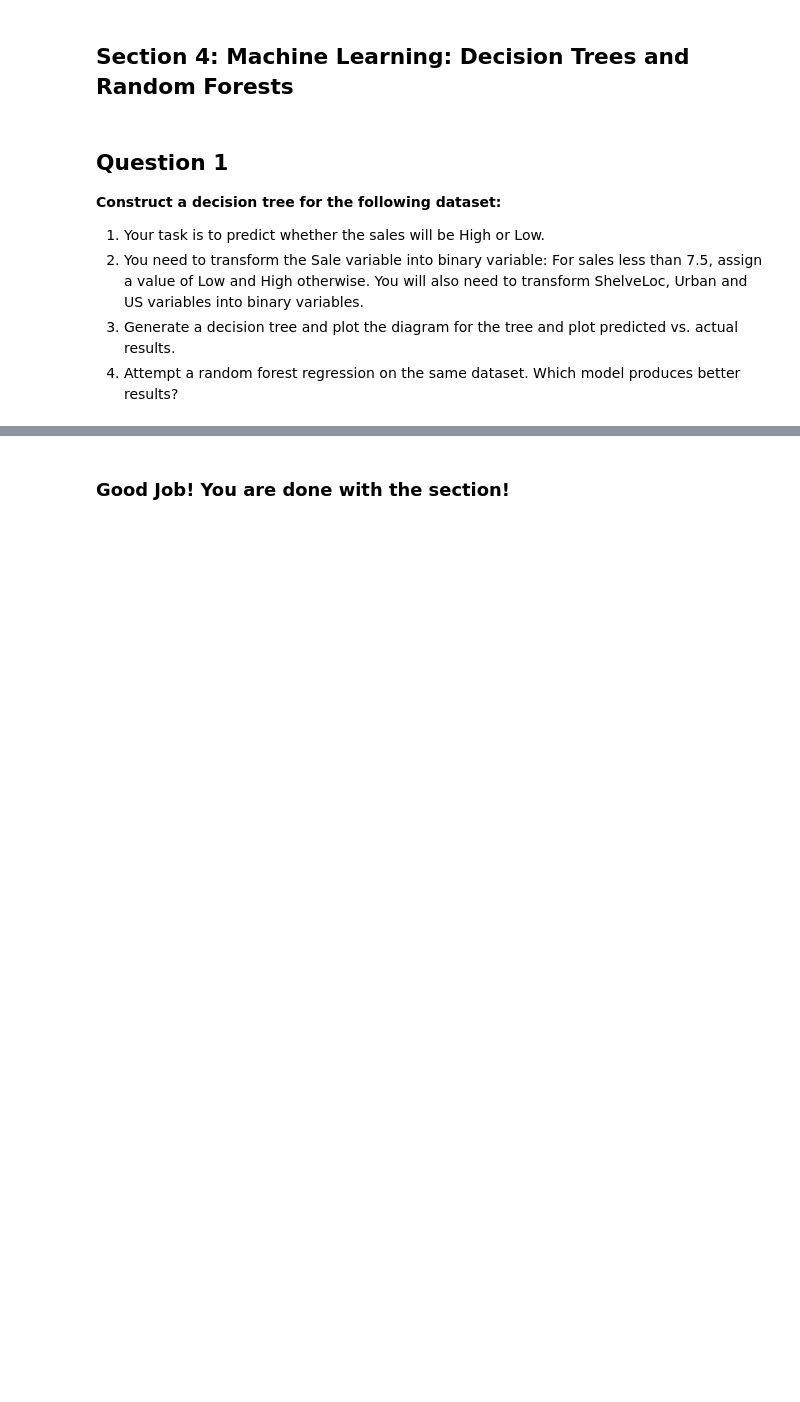
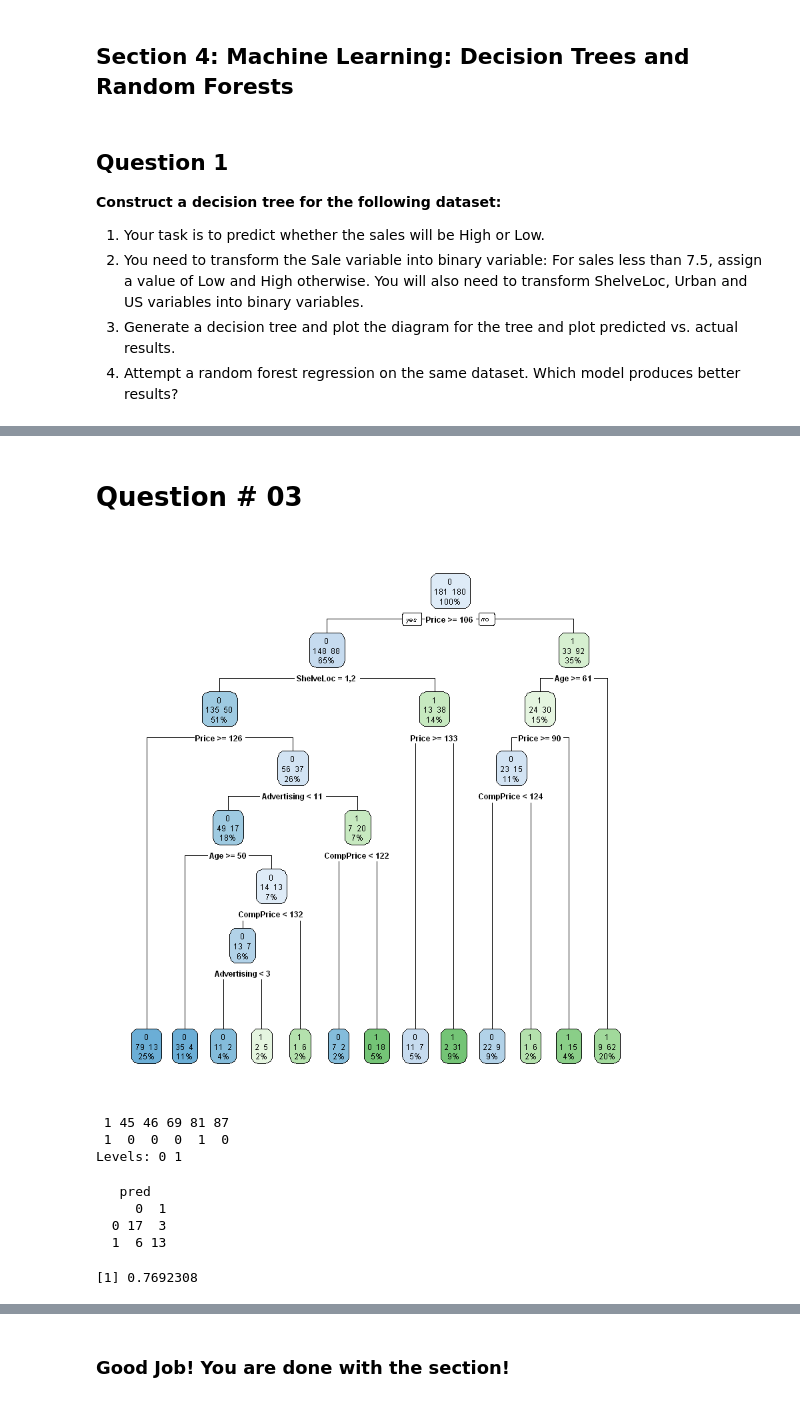
Before and after one commit to asad2011ai/Machine_Learning-Supervised_Learning, a Jupyter notebook: Supervised Learning.ipynb, the cells around one changed output, grey strips where cells are left out. Cells and saved outputs as stored; diff of their text form; code cells hidden in the pictures; blank space fills up the shorter version.

```diff
--- a/Supervised Learning.ipynb
+++ b/Supervised Learning.ipynb
@@ -860,0 +1014,4 @@ head(Carseats)
+# %%
+indexes = createDataPartition(df$target, p=.9, list=F)
+train = df[indexes,]
+test = df[-indexes,]
@@ -860,0 +1028,3 @@ head(Carseats)
+# %%
+train <- subset(train, select = - c(Sales))
+test <- subset(test, select = - c(Sales))
@@ -860,0 +1041,2 @@ head(Carseats)
+# %% [markdown]
+# Question # 03
@@ -860,0 +1046,26 @@ head(Carseats)
+# %%
+fit <- rpart(target~., data = train, method = 'class')
+# %%
+rpart.plot(fit, extra = 101)
+# %% [output]
+[figure, added]
+# %%
+pred <- predict(fit, test, type = 'class')
+head(pred)
+# %% [output]
+ 1 45 46 69 81 87
+ 1  0  0  0  1  0
+Levels: 0 1
+# %%
+table_mat <- table(test$target, pred)
+table_mat
+# %% [output]
+   pred
+     0  1
+  0 17  3
+  1  6 13
+# %%
+accuracy_Test <- sum(diag(table_mat)) / sum(table_mat)
+accuracy_Test
+# %% [output]
+[1] 0.7692308
```
Also changed, not shown: parts of 39 cells of this notebook, 1 other file.
